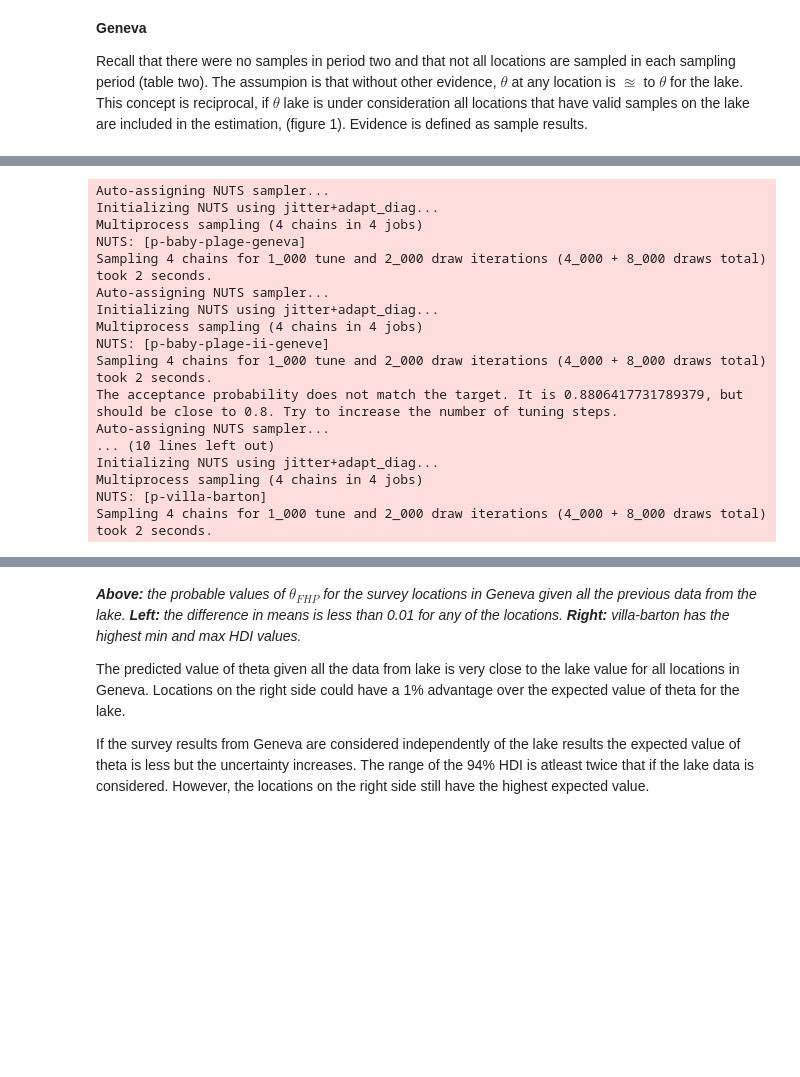
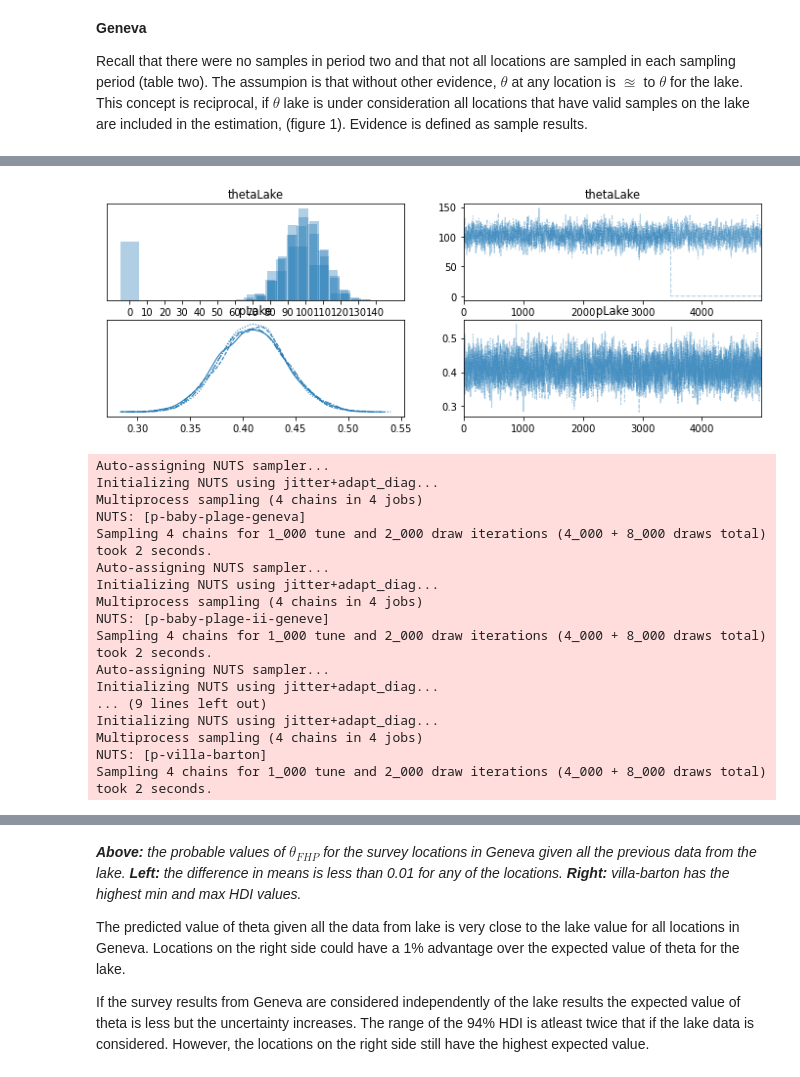
Before and after one commit to hammerdirt-analyst/finding-one-object, a Jupyter notebook: end_period_plastic.ipynb, the cells around one changed output, grey strips where cells are left out. Cells and saved outputs as stored; diff of their text form; code cells hidden in the pictures; blank space fills up the shorter version.

```diff
--- a/end_period_plastic.ipynb
+++ b/end_period_plastic.ipynb
@@ -516,0 +671,2 @@ The acceptance probability does not match the target. It is 0.8818213512431088,
+# %%
+FHP, pk = parameterize_prior(year_one_model["yearone"], var_name="pLake")
@@ -575,0 +765,36 @@ Recall that there were no samples in period two and that not all locations are s
+# %%
+def model_a_sampling_period_x(observed, FHP, pk, psi=0.01, names=["pLake", "thetaLake"], model_name=["a_model"], draws=5000):
+
+    with pm.Model() as a:
+
+
+
+        plake = pm.Beta(names[0], alpha=FHP, beta=pk)
+        # thetaLake = pm.Binomial(names[1],  n=1, observed=observed, p=plake)
+        zinfBlake = pm.ZeroInflatedBinomial(names[1], psi=psi, n=len(observed), p=plake)
+
+        if 0 < np.mean(observed) < 1:
+            start_here = np.mean(observed)
+        else:
+            start_here = 0.4
+
+
+        trace = pm.sample(draws=draws, cores=4, tune=1000, return_inferencedata=False, progressbar = False)
+        postpred = pm.sample_posterior_predictive(trace, progressbar = False, var_names=names)
+        prior = pm.sample_prior_predictive()
+
+        priordata = az.from_pymc3(
+            trace = trace,
+            posterior_predictive = postpred,
+            prior = prior
+
+        )
+
+
+    return {model_name[0]:priordata, "model": a}
+# %%
+obs = ldng.fail
+fhp = ldng.fail.sum()
+pk = len(obs) - fhp
+
+print(fhp, pk)
@@ -575,0 +803,2 @@ Recall that there were no samples in period two and that not all locations are s
+# %%
+hm = model_a_sampling_period_x(obs, fhp, pk, psi=0.4, names=["pLake", "thetaLake"], model_name=["a_model"], draws=5000)
@@ -575,0 +814,5 @@ Recall that there were no samples in period two and that not all locations are s
+# %%
+with hm["model"]:
+    az.plot_trace(hm["a_model"])
+# %% [output]
+[figure, added]
@@ -578,12 +825,13 @@ Recall that there were no samples in period two and that not all locations are s
 locs = dfBeaches[(dfBeaches.city == "Genève")&(dfBeaches.water == "l")].index.unique()
 thetaunicode = "\u03B8"
 
-# the aggregated survey data
-ldng = ldb[(ldb.code.isin(code))][["period","location", "fail", "loc_date"]].copy()
-ldng =  ldng.groupby(["loc_date","location", "period"], as_index=False).agg({"fail":"sum"})
+
+
 
 periods = ["yearone", "yeartwo", "yearthree"]
 results = {beach:{} for beach in locs}
+
+
 
 def make_models_for_each_period(a_beachx, priors,ldng=ldng,results=results, periods=periods, period=3,  thetaunicode=thetaunicode, draws=2000):
 
@@ -609,16 +857,19 @@ def make_models_for_each_period(a_beachx, priors,ldng=ldng,results=results, peri
     pk= samps-FHP
 
     observed = ldng.loc[(ldng.location.isin([a_beachx]))&(ldng.period.isin([period]))].groupby(["loc_date"]).fail.sum().values
-
+    # in some surveys both objects were identified
+    # anything greater than zero is considerered 1
     observed[observed > 1] = 1
 
-    # in some surveys both objects were identified
-    # anything greater than zero is considerered 1
+    # if there are observation of from the current
+    # sampling period use them
     if len(observed):
         pass
 
     else:
-        # which is the same as .5
+        # add one to the denominator and numerator
+        # that means that FHP = 1 and n samples = 2
+        # so that k, n-k = 1,1
         observed = [0,1]
 
     model_name = f"{a_beachx}-{periods[index]}"
@@ -685,7 +936,7 @@ def chart_hdi_and_summary(hdi, hdis, figsize=(9,8), colorsx=["dodgerblue","magen
 
 
     plt.show()
-
+ldng =  ldng.groupby(["loc_date","location", "period"], as_index=False).agg({"fail":"sum"})
 # make a model fore each beach
 for each_beach in locs:
     make_models_for_each_period(each_beach, [1,2], period=3, ldng=ldng, draws=2000)
@@ -700,9 +951,9 @@ Initializing NUTS using jitter+adapt_diag...
 Multiprocess sampling (4 chains in 4 jobs)
 NUTS: [p-baby-plage-ii-geneve]
 Sampling 4 chains for 1_000 tune and 2_000 draw iterations (4_000 + 8_000 draws total) took 2 seconds.
-The acceptance probability does not match the target. It is 0.8806417731789379, but should be close to 0.8. Try to increase the number of tuning steps.
 Auto-assigning NUTS sampler...
-... (10 lines left out)
+Initializing NUTS using jitter+adapt_diag...
+... (9 lines left out)
 Initializing NUTS using jitter+adapt_diag...
 Multiprocess sampling (4 chains in 4 jobs)
 NUTS: [p-villa-barton]
```
Also changed, not shown: parts of 37 cells of this notebook, 8 other files.
